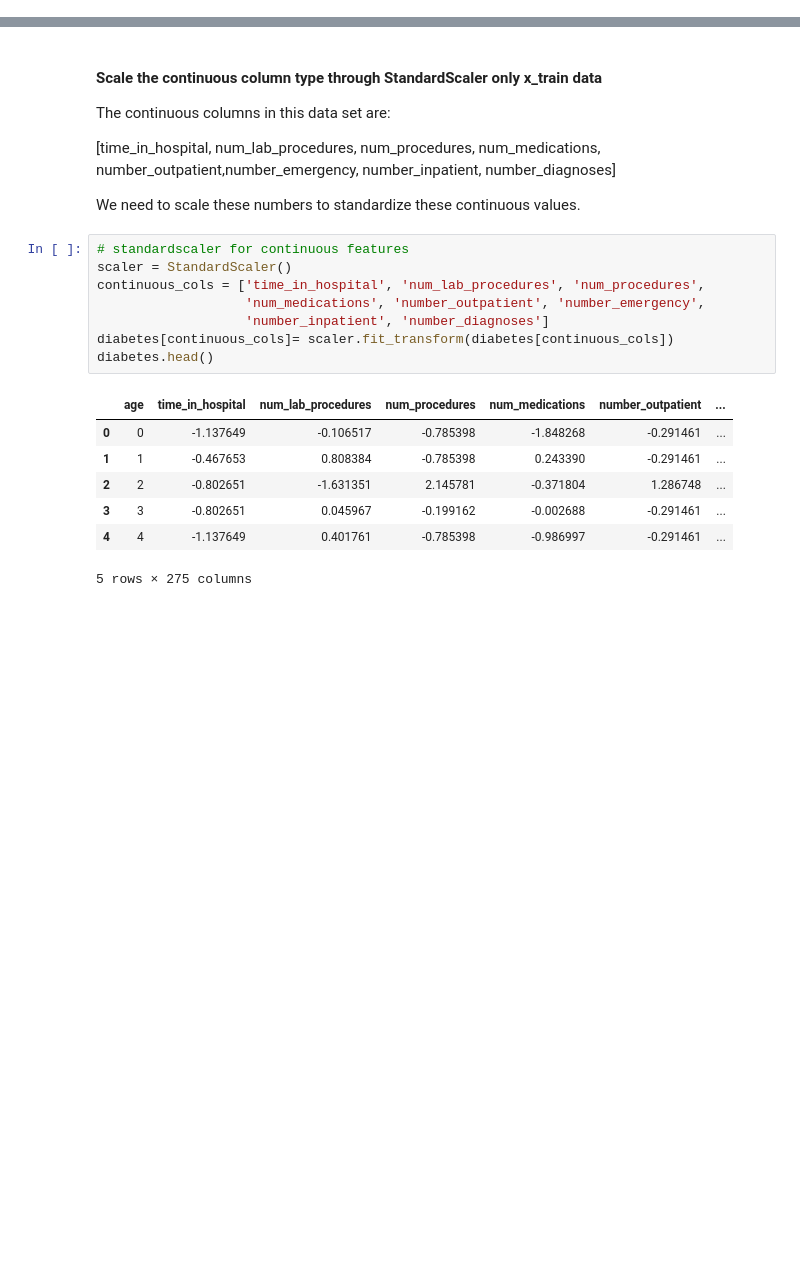
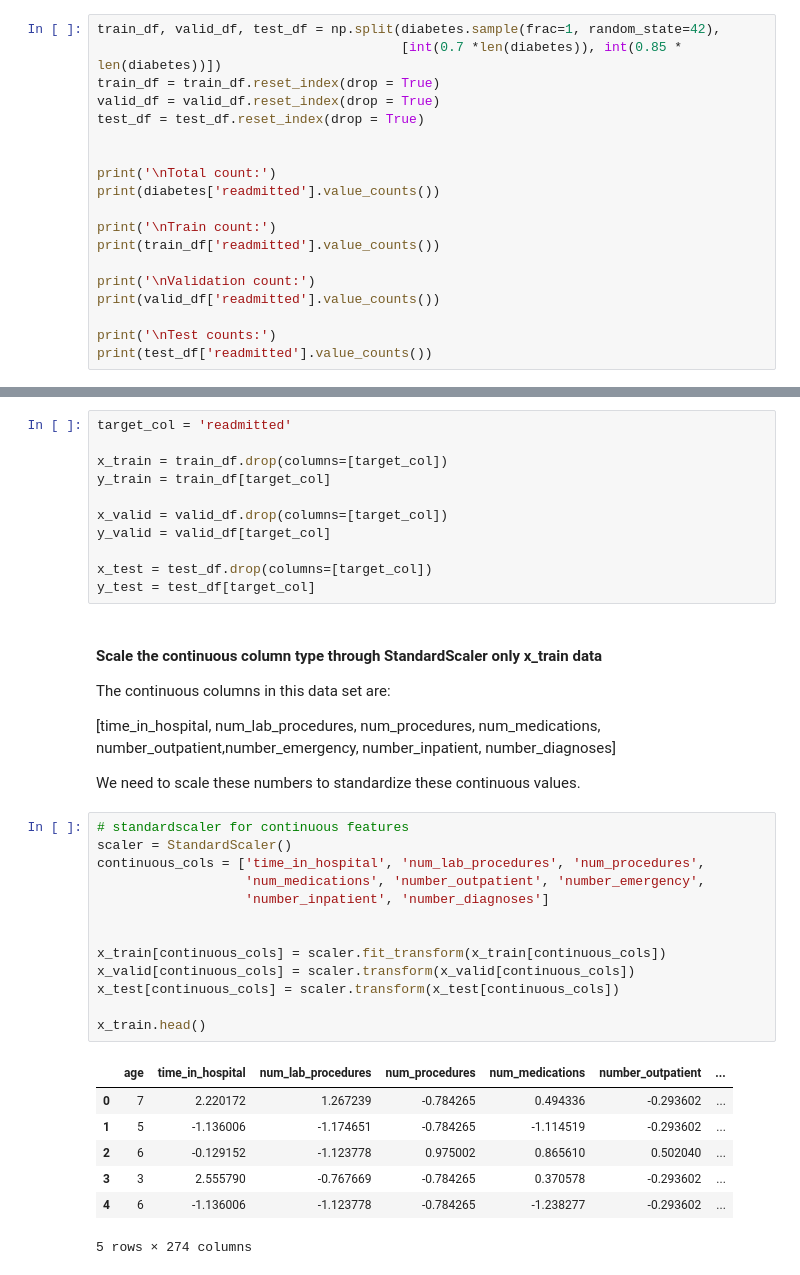
Before and after one commit to xiaohongchen01/diabetes_readmission_prediction, a Jupyter notebook: diabetes_data.ipynb, the cells around one changed output, grey strips where cells are left out. Cells and saved outputs as stored; diff of their text form; blank space fills up the shorter version.

Commit message:
split and scaled baseline columns. ready for baseline model testing

```diff
--- a/diabetes_data.ipynb
+++ b/diabetes_data.ipynb
@@ -519,2 +519,21 @@ Name: count, dtype: int64
 # %% [markdown]
 #### Split into train/test before scaling
+# %%
+train_df, valid_df, test_df = np.split(diabetes.sample(frac=1, random_state=42),
+                                       [int(0.7 *len(diabetes)), int(0.85 * len(diabetes))])
+train_df = train_df.reset_index(drop = True)
+valid_df = valid_df.reset_index(drop = True)
+test_df = test_df.reset_index(drop = True)
+
+
+print('\nTotal count:')
+print(diabetes['readmitted'].value_counts())
+
+print('\nTrain count:')
+print(train_df['readmitted'].value_counts())
+
+print('\nValidation count:')
+print(valid_df['readmitted'].value_counts())
+
+print('\nTest counts:')
+print(test_df['readmitted'].value_counts())
@@ -521,3 +561,14 @@ Name: count, dtype: int64
+# %%
+target_col = 'readmitted'
+
+x_train = train_df.drop(columns=[target_col])
+y_train = train_df[target_col]
+
+x_valid = valid_df.drop(columns=[target_col])
+y_valid = valid_df[target_col]
+
+x_test = test_df.drop(columns=[target_col])
+y_test = test_df[target_col]
 # %% [markdown]
 #### Scale the continuous column type through StandardScaler only x_train data
 
@@ -529,16 +580,21 @@ We need to scale these numbers to standardize these continuous values.
 # %%
 # standardscaler for continuous features
 scaler = StandardScaler()
 continuous_cols = ['time_in_hospital', 'num_lab_procedures', 'num_procedures',
                    'num_medications', 'number_outpatient', 'number_emergency',
                    'number_inpatient', 'number_diagnoses']
-diabetes[continuous_cols]= scaler.fit_transform(diabetes[continuous_cols])
-diabetes.head()
+
+
+x_train[continuous_cols] = scaler.fit_transform(x_train[continuous_cols])
+x_valid[continuous_cols] = scaler.transform(x_valid[continuous_cols])
+x_test[continuous_cols] = scaler.transform(x_test[continuous_cols])
+
+x_train.head()
 # %% [output]
 |  | age | time_in_hospital | num_lab_procedures | num_procedures | num_medications | number_outpatient | ... |
-| 0 | 0 | -1.137649 | -0.106517 | -0.785398 | -1.848268 | -0.291461 | ... |
-| 1 | 1 | -0.467653 | 0.808384 | -0.785398 | 0.243390 | -0.291461 | ... |
-| 2 | 2 | -0.802651 | -1.631351 | 2.145781 | -0.371804 | 1.286748 | ... |
-| 3 | 3 | -0.802651 | 0.045967 | -0.199162 | -0.002688 | -0.291461 | ... |
-| 4 | 4 | -1.137649 | 0.401761 | -0.785398 | -0.986997 | -0.291461 | ... |
+| 0 | 7 | 2.220172 | 1.267239 | -0.784265 | 0.494336 | -0.293602 | ... |
+| 1 | 5 | -1.136006 | -1.174651 | -0.784265 | -1.114519 | -0.293602 | ... |
+| 2 | 6 | -0.129152 | -1.123778 | 0.975002 | 0.865610 | 0.502040 | ... |
+| 3 | 3 | 2.555790 | -0.767669 | -0.784265 | 0.370578 | -0.293602 | ... |
+| 4 | 6 | -1.136006 | -1.123778 | -0.784265 | -1.238277 | -0.293602 | ... |
-5 rows × 275 columns
+5 rows × 274 columns
```
Also changed, not shown: parts of 8 cells of this notebook.
